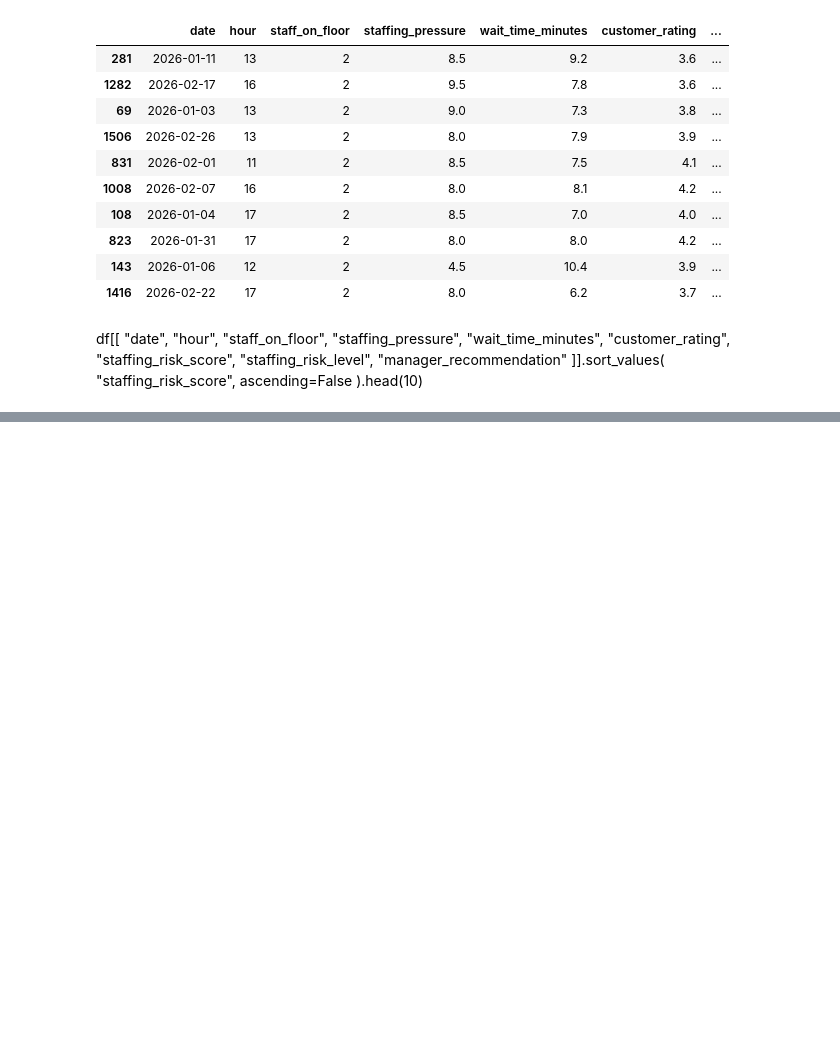
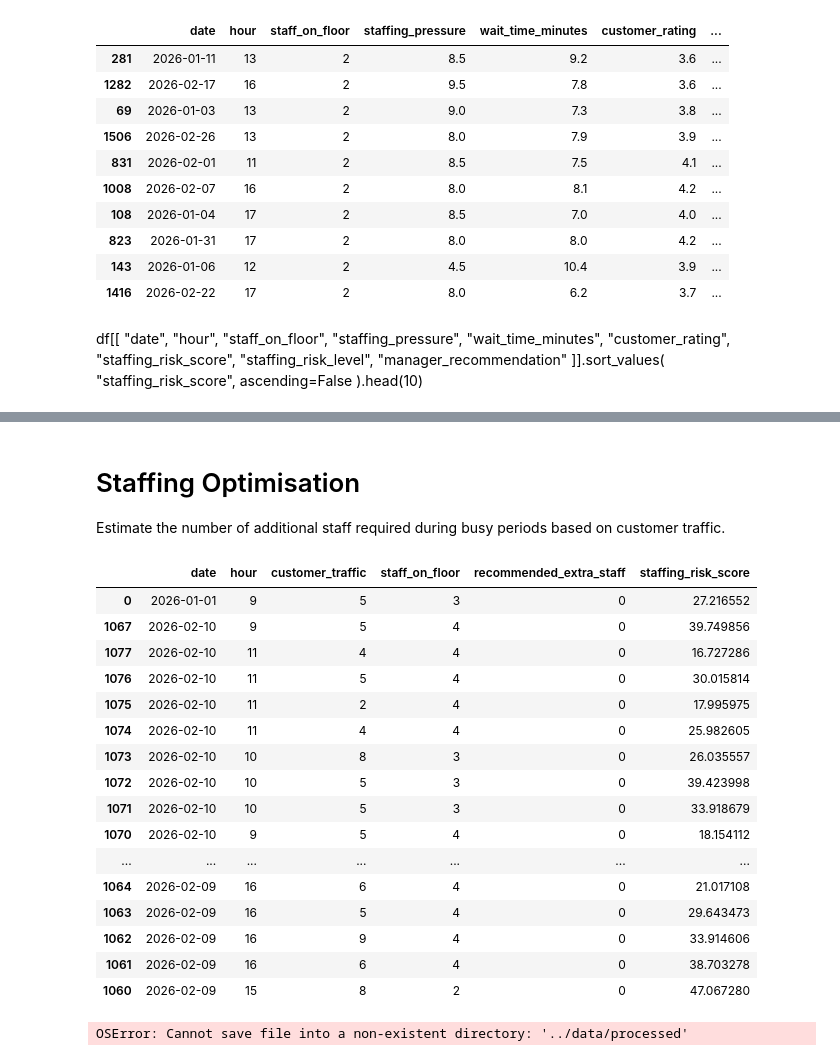
Before and after one commit to BhargaviKAN/storepilot, a Jupyter notebook: 01_data_quality_analysis.ipynb, the cells around one changed output, grey strips where cells are left out. Cells and saved outputs as stored; diff of their text form; code cells hidden in the pictures; blank space fills up the shorter version.

Commit message:
Add staffing optimisation recommendations

```diff
--- a/01_data_quality_analysis.ipynb
+++ b/01_data_quality_analysis.ipynb
@@ -611,0 +663,4 @@ df[[
+# %% [markdown]
+# Staffing Optimisation
+
+Estimate the number of additional staff required during busy periods based on customer traffic.
@@ -611,0 +671,70 @@ df[[
+# %%
+def recommend_extra_staff(row):
+    required_staff = math.ceil(
+        row["customer_traffic"] / TARGET_CUSTOMERS_PER_STAFF
+    )
+
+    return max(0, required_staff - row["staff_on_floor"])
+
+
+df["recommended_extra_staff"] = df.apply(
+    recommend_extra_staff,
+    axis=1
+)
+# %%
+def recommend_extra_staff(row):
+    required_staff = math.ceil(
+        row["customer_traffic"] / TARGET_CUSTOMERS_PER_STAFF
+    )
+
+    return max(0, required_staff - row["staff_on_floor"])
+
+
+df["recommended_extra_staff"] = df.apply(
+    recommend_extra_staff,
+    axis=1
+)
+# %%
+staffing_recommendations = (
+    df[
+        [
+            "date",
+            "hour",
+            "customer_traffic",
+            "staff_on_floor",
+            "recommended_extra_staff",
+            "staffing_risk_score",
+        ]
+    ]
+    .sort_values(
+        by="recommended_extra_staff",
+        ascending=False
+    )
+)
+
+staffing_recommendations.head(20)
+# %% [output]
+|  | date | hour | customer_traffic | staff_on_floor | recommended_extra_staff | staffing_risk_score |
+| 0 | 2026-01-01 | 9 | 5 | 3 | 0 | 27.216552 |
+| 1067 | 2026-02-10 | 9 | 5 | 4 | 0 | 39.749856 |
+| 1077 | 2026-02-10 | 11 | 4 | 4 | 0 | 16.727286 |
+| 1076 | 2026-02-10 | 11 | 5 | 4 | 0 | 30.015814 |
+| 1075 | 2026-02-10 | 11 | 2 | 4 | 0 | 17.995975 |
+| 1074 | 2026-02-10 | 11 | 4 | 4 | 0 | 25.982605 |
+| 1073 | 2026-02-10 | 10 | 8 | 3 | 0 | 26.035557 |
+| 1072 | 2026-02-10 | 10 | 5 | 3 | 0 | 39.423998 |
+| 1071 | 2026-02-10 | 10 | 5 | 3 | 0 | 33.918679 |
+| 1070 | 2026-02-10 | 9 | 5 | 4 | 0 | 18.154112 |
+| ... | ... | ... | ... | ... | ... | ... |
+| 1064 | 2026-02-09 | 16 | 6 | 4 | 0 | 21.017108 |
+| 1063 | 2026-02-09 | 16 | 5 | 4 | 0 | 29.643473 |
+| 1062 | 2026-02-09 | 16 | 9 | 4 | 0 | 33.914606 |
+| 1061 | 2026-02-09 | 16 | 6 | 4 | 0 | 38.703278 |
+| 1060 | 2026-02-09 | 15 | 8 | 2 | 0 | 47.067280 |
+# %%
+staffing_recommendations.to_csv(
+    "../data/processed/staffing_recommendations.csv",
+    index=False
+)
+# %% [output]
+OSError: Cannot save file into a non-existent directory: '../data/processed'
```
Also changed, not shown: parts of 4 cells of this notebook.
